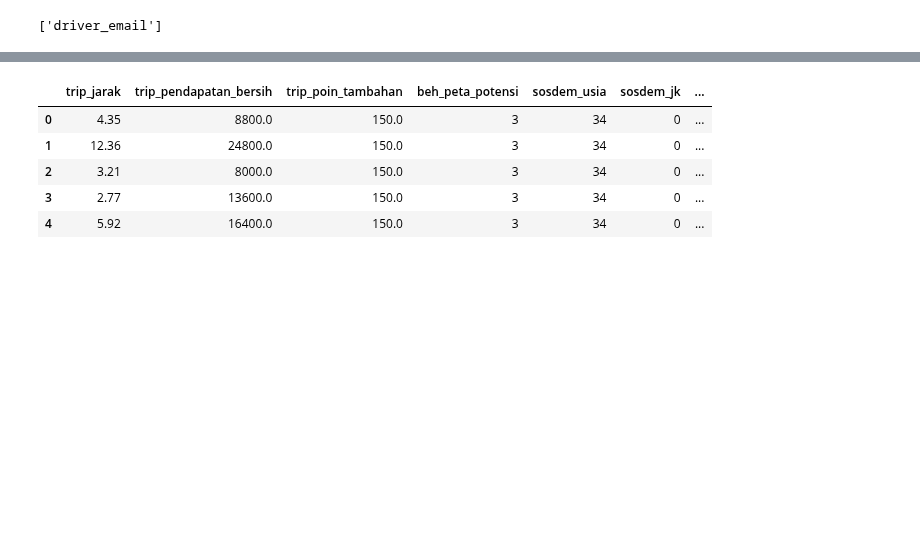
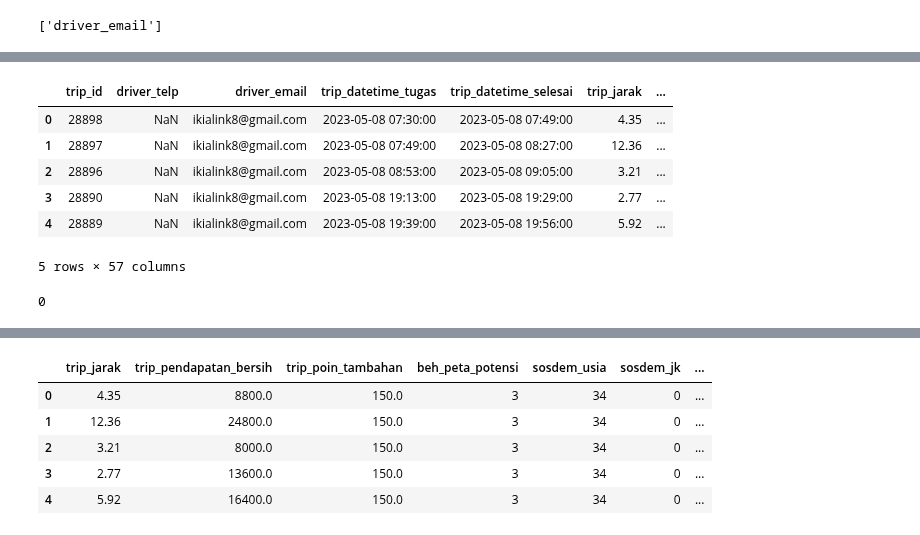
Before and after one commit to azwanazamuddin/location-choice-model, a Jupyter notebook: notebooks/before_pca.ipynb, the cells around one changed output, grey strips where cells are left out. Cells and saved outputs as stored; diff of their text form; code cells hidden in the pictures; blank space fills up the shorter version.

```diff
--- a/notebooks/before_pca.ipynb
+++ b/notebooks/before_pca.ipynb
@@ -888,0 +937,3 @@ final_df.to_excel("../data/for_mnl_filter_time_numeric.xlsx")
+# %%
+df_pca = final_df.merge(df_faskes, left_on='trip_pickup', right_on='kelurahan', how='left')
+df_pca.head()
@@ -888,0 +948,35 @@ final_df.to_excel("../data/for_mnl_filter_time_numeric.xlsx")
+# %%
+df_pca.rename(columns={'driver_id': 'driver_telp'}, inplace=True)
+# %%
+def create_id(row):
+    # Cek apakah no_telp bukan NaN dan bukan string kosong
+    if pd.notna(row['driver_telp']) and str(row['driver_telp']).strip() != '':
+        return str(row['driver_telp'])
+    # Cek apakah email bukan NaN dan bukan string kosong
+    elif pd.notna(row['driver_email']) and str(row['driver_email']).strip() != '':
+        return row['driver_email']
+    else:
+        # Kondisi ini tidak akan terjadi berdasarkan asumsi Anda,
+        # tetapi ditambahkan untuk keamanan.
+        return None
+# %%
+# Menerapkan fungsi untuk membuat kolom id_orang
+df_pca['driver_id'] = df_pca.apply(create_id, axis=1)
+# %%
+df_pca.head()
+# %% [output]
+|  | trip_id | driver_telp | driver_email | trip_datetime_tugas | trip_datetime_selesai | trip_jarak | ... |
+| 0 | 28898 | NaN | ikialink8@gmail.com | 2023-05-08 07:30:00 | 2023-05-08 07:49:00 | 4.35 | ... |
+| 1 | 28897 | NaN | ikialink8@gmail.com | 2023-05-08 07:49:00 | 2023-05-08 08:27:00 | 12.36 | ... |
+| 2 | 28896 | NaN | ikialink8@gmail.com | 2023-05-08 08:53:00 | 2023-05-08 09:05:00 | 3.21 | ... |
+| 3 | 28890 | NaN | ikialink8@gmail.com | 2023-05-08 19:13:00 | 2023-05-08 19:29:00 | 2.77 | ... |
+| 4 | 28889 | NaN | ikialink8@gmail.com | 2023-05-08 19:39:00 | 2023-05-08 19:56:00 | 5.92 | ... |
+5 rows × 57 columns
+# %%
+# Menghitung jumlah nilai yang kosong di kolom id_orang
+jumlah_kosong = df_pca['driver_id'].isnull().sum()
+
+# Menampilkan jumlah nilai yang kosong
+jumlah_kosong
+# %% [output]
+0
```
Also changed, not shown: parts of 9 cells of this notebook, 1 other file.
